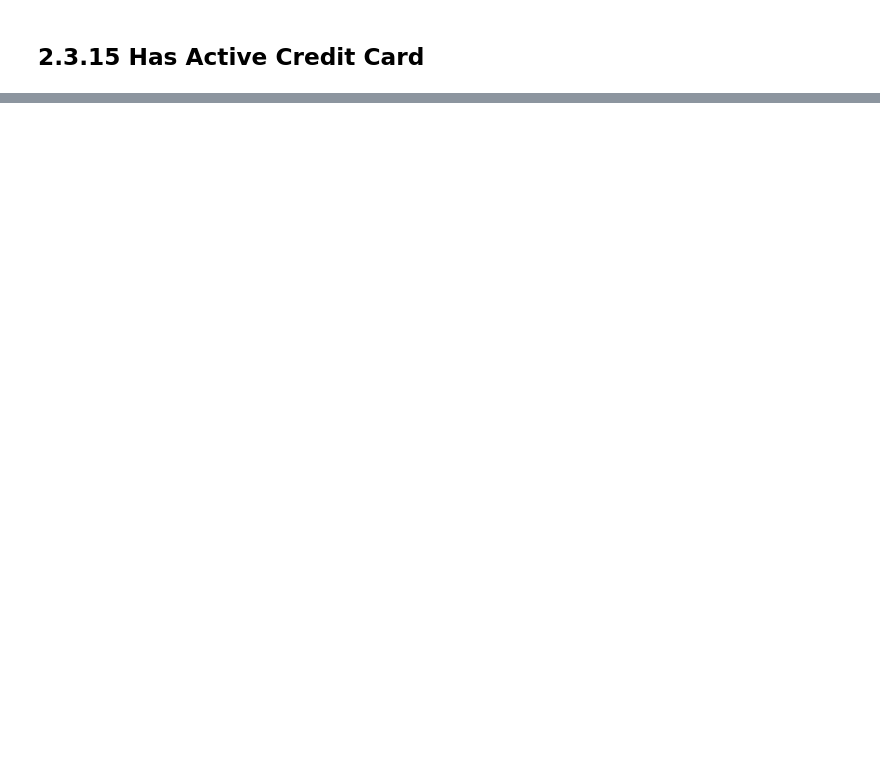
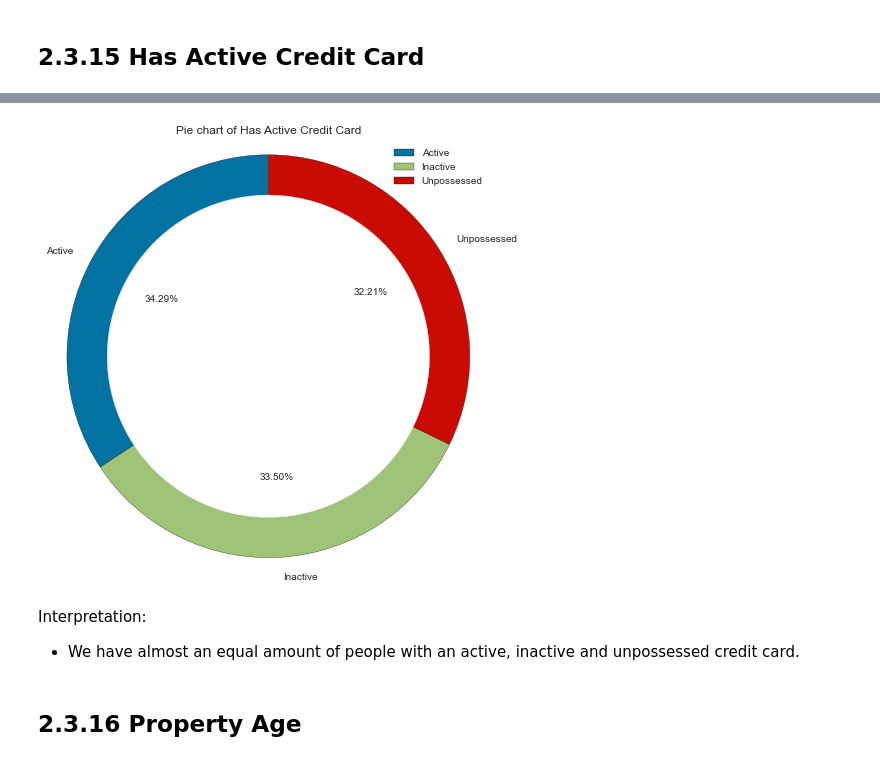
Before and after one commit to semasuka/Loan-amount-prediction-regression, a Jupyter notebook: Loan_amount_prediction.ipynb, the cells around one changed output, grey strips where cells are left out. Saved outputs shown, nothing was run; the diff lists cells and outputs as text; code cells hidden in the pictures; blank space fills up the shorter version.

```diff
--- a/Loan_amount_prediction.ipynb
+++ b/Loan_amount_prediction.ipynb
@@ -711,0 +723,9 @@ Index(['Customer ID', 'Name', 'Gender', 'Age', 'Income (USD)',
+# %%
+create_donnut_pie_chart(loan_amt_train_copy,'Has Active Credit Card')
+# %% [output]
+[figure, added]
+# %% [markdown]
+Interpretation:
+- We have almost an equal amount of people with an active, inactive and unpossessed credit card.
+# %% [markdown]
+## 2.3.16 Property Age
```
Also changed, not shown: parts of 3 cells of this notebook.
